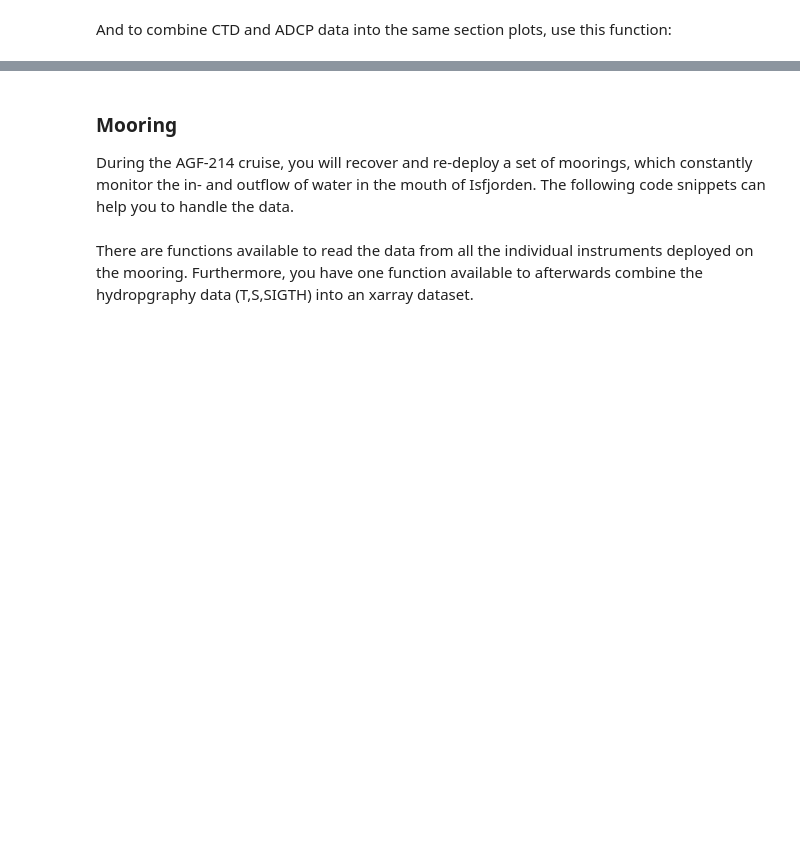
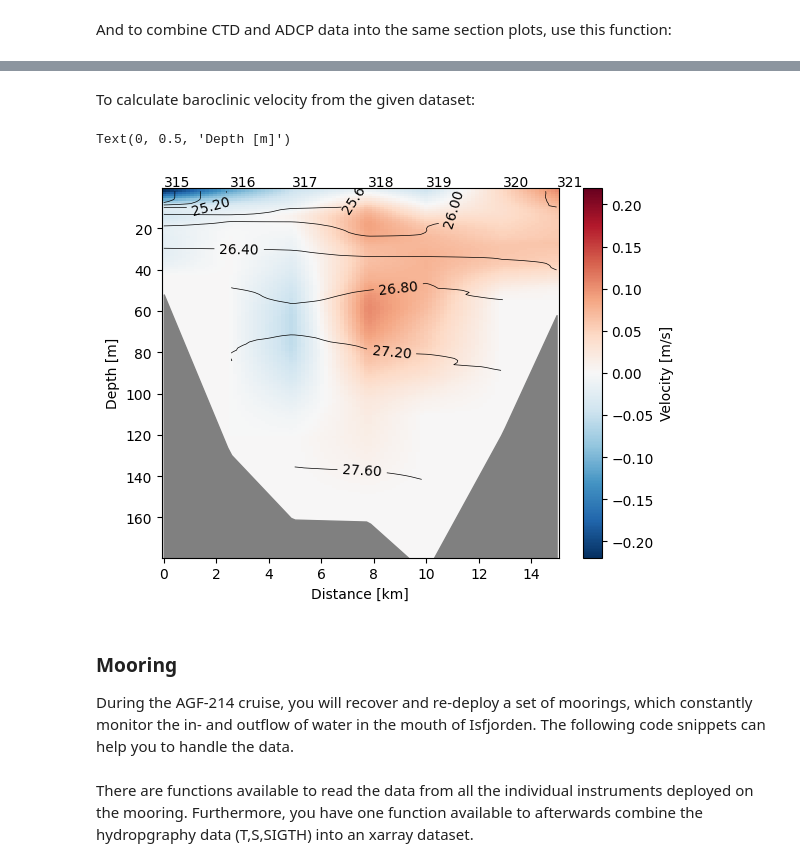
Before and after one commit to UNISvalbard/unisacsi, a Jupyter notebook: examples.ipynb, the cells around one changed output, grey strips where cells are left out. Cells and saved outputs as stored; diff of their text form; code cells hidden in the pictures; blank space fills up the shorter version.

Commit message:
add baroclinic to examples

```diff
--- a/examples.ipynb
+++ b/examples.ipynb
@@ -441,3 +459,32 @@ fig, axes, pics = Oc.plot_xarray_sections([ds_CTD_nf["T"], ds_CTD_nf["S"], ds_co
+# %% [markdown]
+To calculate baroclinic velocity from the given dataset:
+# %%
+ds_CTD_nf = Oc.calc_baroclinic_velocity(ds_CTD_nf)
+
+new_dist = np.linspace(ds_CTD_nf.station.distance.values.min(), ds_CTD_nf.station.distance.values.max(), 100)
+ds_CTD_nf_interp = ds_CTD_nf.interp(distance=new_dist)
+
+levels = np.linspace(ds_CTD_nf_interp.SIGTH.values.min(), ds_CTD_nf_interp.SIGTH.values.max(), 5)
+
+fig, ax = plt.subplots()
+
+v = ds_CTD_nf_interp.baroclinic_velocity.plot()
+v.colorbar.set_label("Velocity [m/s]")
+
+plt.gca().invert_yaxis()
+ax.fill_between(ds_CTD_nf_interp.bottom_depth.distance, ds_CTD_nf_interp.bottom_depth.values, 190, color="gray")
+
+for i, j in zip(ds_CTD_nf.station.distance.values, ds_CTD_nf.station.values):
+    ax.text(i, -.5, f'{j}')
+
+contour = plt.contour(ds_CTD_nf_interp.SIGTH.distance.values, ds_CTD_nf_interp.depth.values, ds_CTD_nf_interp.SIGTH.values, levels=10, colors="black", linewidths=.5)
+plt.clabel(contour, inline=True, fontsize=10, fmt='%1.2f')
+
+ax.set_xlabel('Distance [km]')
+ax.set_ylabel('Depth [m]')
+# %% [output]
+Text(0, 0.5, 'Depth [m]')
+[figure, added]
 # %% [markdown]
 ### Mooring
 
```
Also changed, not shown: parts of 16 cells of this notebook.
